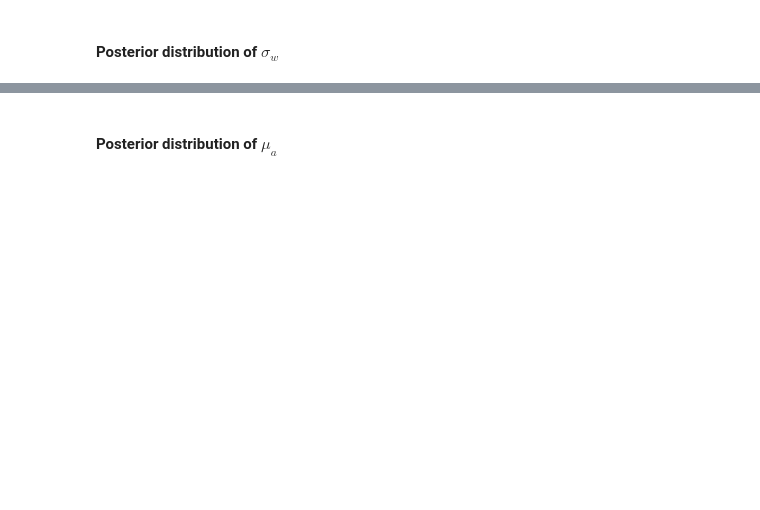
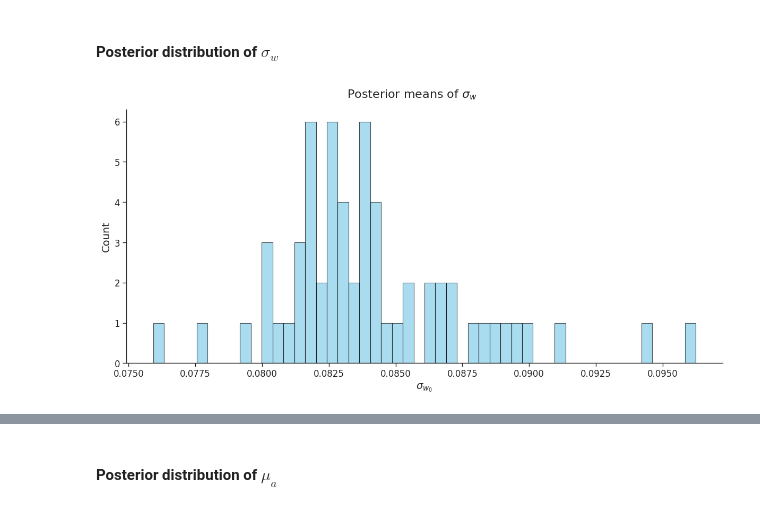
Before and after one commit to davidejongheTheoryandResearch/simulationsHmfc, a Jupyter notebook: Demo/fitting_empirical_dataset.ipynb, the cells around one changed output, grey strips where cells are left out. Saved outputs shown, nothing was run; the diff lists cells and outputs as text; code cells hidden in the pictures; blank space fills up the shorter version.

```diff
--- a/Demo/fitting_empirical_dataset.ipynb
+++ b/Demo/fitting_empirical_dataset.ipynb
@@ -560,15 +621,21 @@ print(r"The posterior of w"+str(variable_index)+" with mean "+str(jnp.round(jnp.
 # %% [markdown]
 #### Posterior distribution of $\sigma_w$
 # %%
-post_sigma_w = posterior_samples_sigma_w[:,burn_in:,:] # (num_chains, num_iterations, num_inputs)
-post_sigma_w = post_sigma_w.reshape(-1, num_inputs) # collapse samples over the chains
+post_sigma_w = posterior_samples_sigma_w[:, burn_in:, :]  # (num_chains, num_iterations, num_inputs)
+post_sigma_w = post_sigma_w.reshape(-1, num_inputs)       # collapse samples over the chains
 
 fig, axs = plt.subplots(1, num_inputs, sharey=True, figsize=(12, 6))
+axs = np.atleast_1d(axs)
+
 for d, ax in enumerate(axs):
-    ax.hist(post_sigma_w[:,d], bins=50, color='skyblue', edgecolor='black', alpha=0.7)
-    ax.set_xlabel(r"$\sigma_{{w_{:d}}}$".format(d))
-    if d == 0: ax.set_ylabel("Count")
+    ax.hist(post_sigma_w[:, d], bins=50, color='skyblue', edgecolor='black', alpha=0.7)
+    ax.set_xlabel(rf"$\sigma_{{w_{d}}}$")
+    if d == 0:
+        ax.set_ylabel("Count")
+
 plt.suptitle(r"Posterior means of $\sigma_w$", fontsize=16)
 plt.tight_layout()
 plt.show()
+# %% [output]
+[figure, added]
 # %%
```
Also changed, not shown: parts of 25 cells of this notebook, 7 other files.
